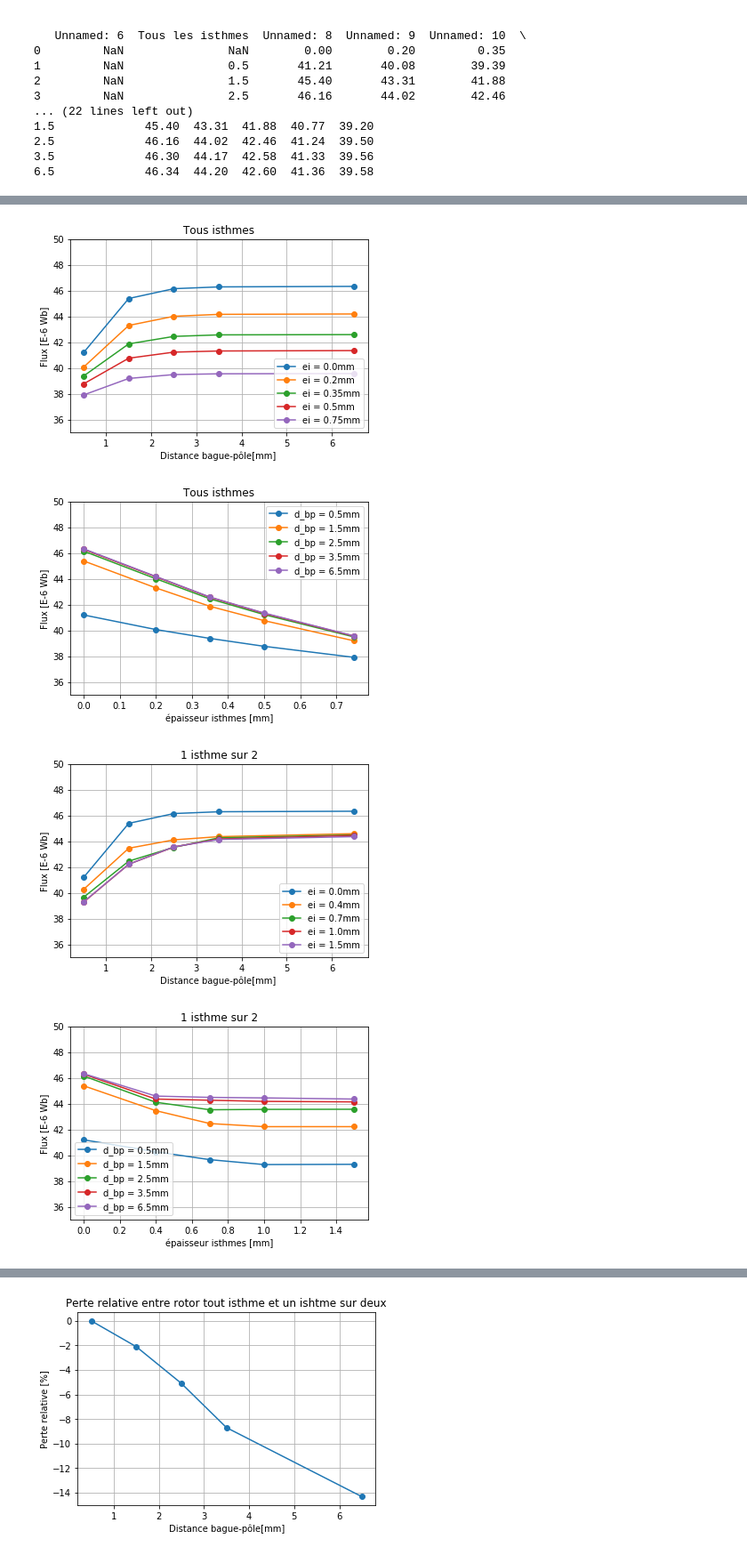
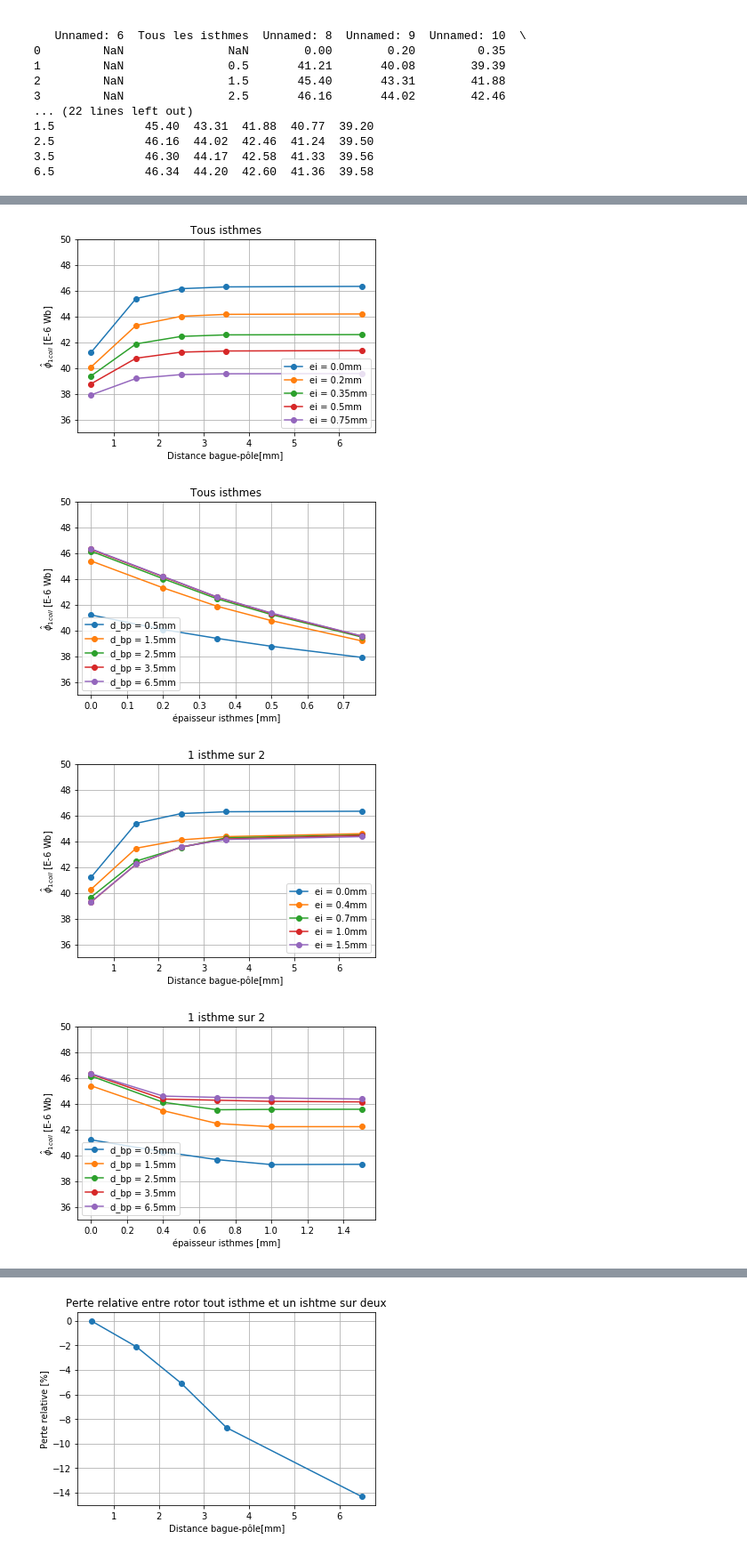
Before and after one commit to TBayborek/PDM, a Jupyter notebook: Data_Handle.ipynb, the cells around one changed output, grey strips where cells are left out. Shown at 89% size. Drawn from its saved outputs; the diff is of its cells as text; code cells hidden in the pictures.

```diff
--- a/Data_Handle.ipynb
+++ b/Data_Handle.ipynb
@@ -86,7 +86,7 @@ for i, elem_to_plot in enumerate(to_plot):
     ax.plot_surface(rrange0, rrange1, df_i[i], cmap=cm.coolwarm, label="1 isthme sur 2")
     ax.set_xlabel("épaisseur isthmes [mm]")
     ax.set_ylabel("Distance bague-pôle [mm]")
-    ax.set_zlabel("Flux max. [E-6 Wb]")
+    ax.set_zlabel("$\hat{\phi}_{1coil}$ [E-6 Wb]")
     ax.set_zlim3d([35,50])
     ax.view_init(elev=15, azim=315)
     plt.title(elem_to_plot)
@@ -99,31 +99,32 @@ for i, elem_to_plot in enumerate(to_plot):
 # %%
 for i, elem_to_plot in enumerate(to_plot):
     for j in range(0,len(d_bp)):
         plt.plot(d_bp,df_i[i].iloc[:,j],'o-', label="ei = "+str(ei[i][j])+"mm")
         plt.legend(loc = "lower right")
         plt.xlabel("Distance bague-pôle[mm] ")
-        plt.ylabel("Flux [E-6 Wb]")
+        plt.ylabel("$\hat{\phi}_{1coil}$ [E-6 Wb]")
         plt.title(elem_to_plot)
+        #plt.xlim([0.5,6.5])
         plt.ylim([35,50])
     plt.grid()
     plt.savefig("Flux_dbp_"+str(elem_to_plot)+".pdf")
     plt.show()
 
     for j in range(0,len(ei[i])):
         plt.plot(ei[i],df_i[i].iloc[j,:],'o-', label="d_bp = "+str(d_bp[j])+"mm")
-        plt.legend(loc = "best")
+        plt.legend(loc = "lower left")
         plt.xlabel("épaisseur isthmes [mm]")
-        plt.ylabel("Flux [E-6 Wb]")
+        plt.ylabel("$\hat{\phi}_{1coil}$ [E-6 Wb]")
         plt.title(elem_to_plot)
         plt.ylim([35,50])
     plt.grid()
     plt.savefig("Flux_ei_"+str(elem_to_plot)+".pdf")
     plt.show()
 # %% [output]
-[figure, old version]
+[figure, new version]
-[figure, old version]
+[figure, new version]
-[figure, old version]
+[figure, new version]
-[figure, old version]
+[figure, new version]
 # %%
 # Extrapolate values for all isthmes,
 #h_new = (h/2^(1/2)) flexion pouttre I = bh^3/12 sigma = my/I => dépend carré et pas cube
```
Also changed, not shown: parts of 6 cells of this notebook, 38 other files.
